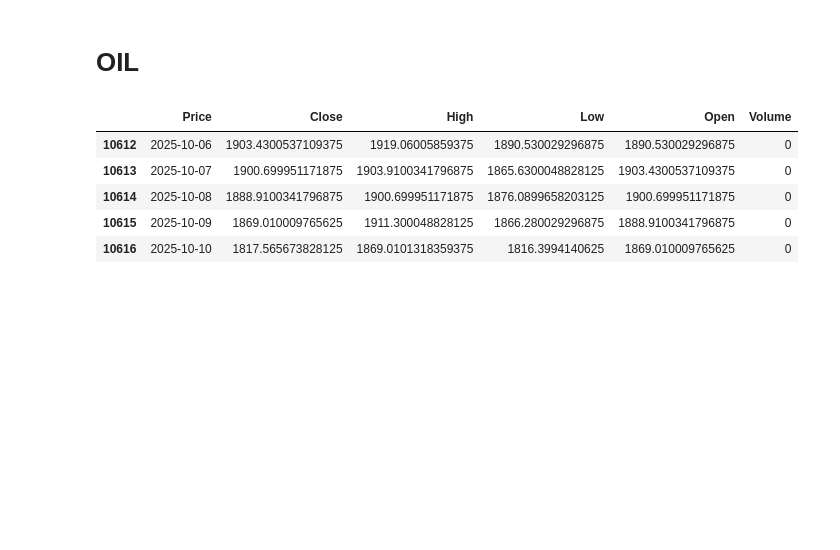
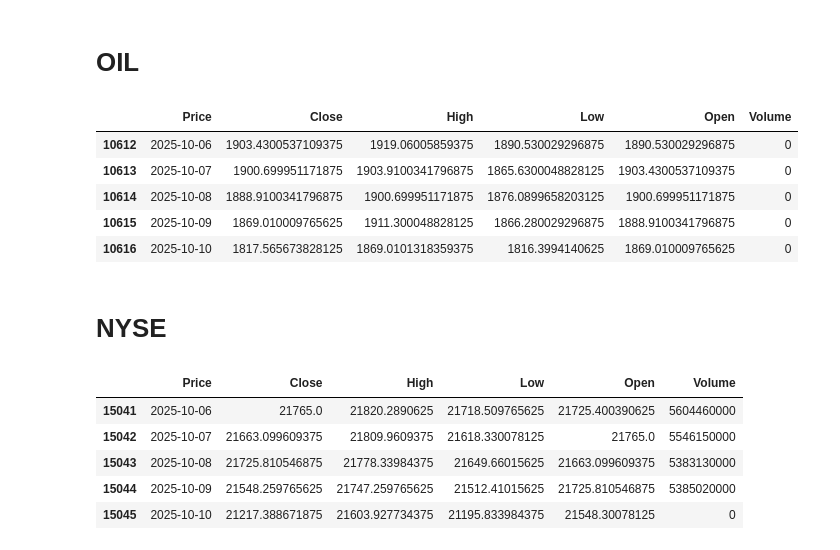
Before and after one commit to DawidK4/BSEPrediction, a Jupyter notebook: market_data/market_data_EDA.ipynb, the cells around one changed output. Cells and saved outputs as stored; diff of their text form; code cells hidden in the pictures; blank space fills up the shorter version.

Commit message:
EDA and transformation of NYSE

```diff
--- a/market_data/market_data_EDA.ipynb
+++ b/market_data/market_data_EDA.ipynb
@@ -196,3 +196,14 @@ oil_index = oil_index.iloc[2:]
 
 oil_index.rename(columns={'Price': 'Date'}, inplace=True)
 oil_index['Date'] = pd.to_datetime(oil_index['Date'])
+# %% [markdown]
+# NYSE
+# %%
+nyse_composite.tail()
+# %% [output]
+|  | Price | Close | High | Low | Open | Volume |
+| 15041 | 2025-10-06 | 21765.0 | 21820.2890625 | 21718.509765625 | 21725.400390625 | 5604460000 |
+| 15042 | 2025-10-07 | 21663.099609375 | 21809.9609375 | 21618.330078125 | 21765.0 | 5546150000 |
+| 15043 | 2025-10-08 | 21725.810546875 | 21778.33984375 | 21649.66015625 | 21663.099609375 | 5383130000 |
+| 15044 | 2025-10-09 | 21548.259765625 | 21747.259765625 | 21512.41015625 | 21725.810546875 | 5385020000 |
+| 15045 | 2025-10-10 | 21217.388671875 | 21603.927734375 | 21195.833984375 | 21548.30078125 | 0 |
```
Also changed, not shown: parts of 1 cell of this notebook.
